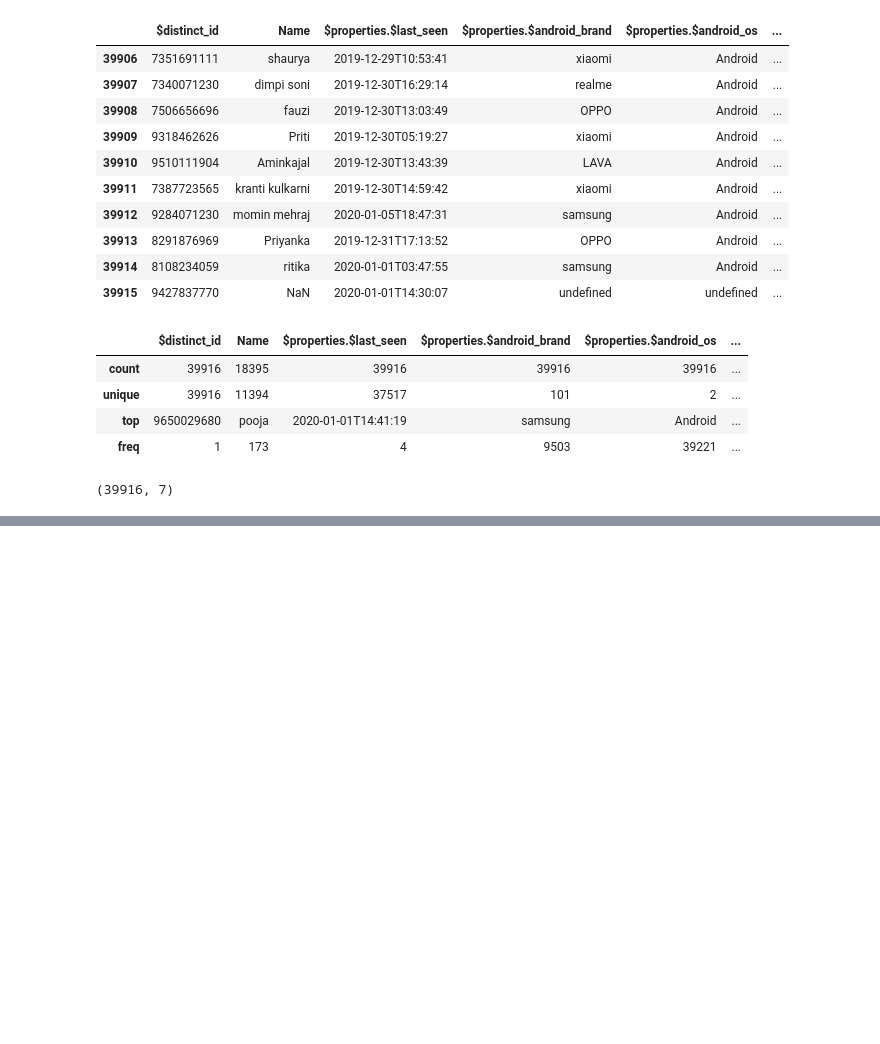
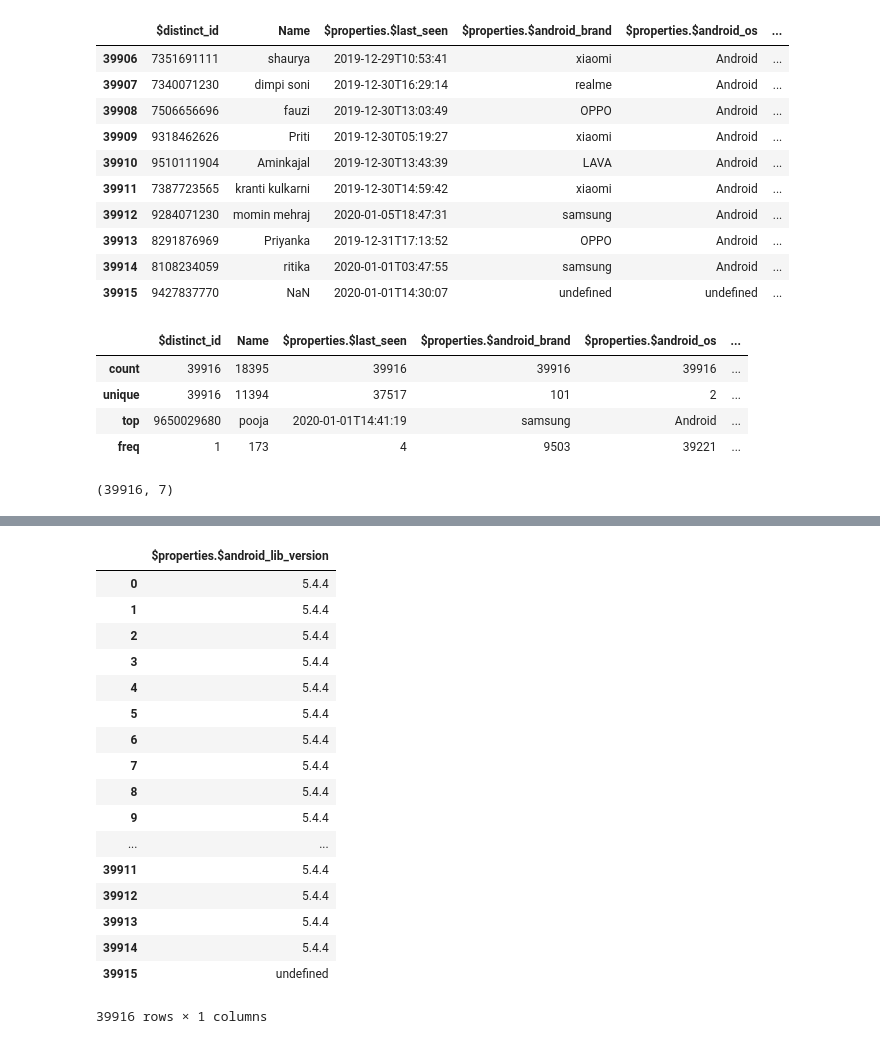
Before and after one commit to B4xAbhishek/octodata, a Jupyter notebook: octo version csv.ipynb, the cells around one changed output, grey strips where cells are left out. Cells and saved outputs as stored; diff of their text form; code cells hidden in the pictures; blank space fills up the shorter version.

```diff
--- a/octo version csv.ipynb
+++ b/octo version csv.ipynb
@@ -47,0 +109,21 @@ ValueError: labels ['properties.properties. last_seen'] not contained in axis
+# %%
+df.drop(df.columns[0], axis=1)
+# %% [output]
+|  | $properties.$android_lib_version |
+| 0 | 5.4.4 |
+| 1 | 5.4.4 |
+| 2 | 5.4.4 |
+| 3 | 5.4.4 |
+| 4 | 5.4.4 |
+| 5 | 5.4.4 |
+| 6 | 5.4.4 |
+| 7 | 5.4.4 |
+| 8 | 5.4.4 |
+| 9 | 5.4.4 |
+| ... | ... |
+| 39911 | 5.4.4 |
+| 39912 | 5.4.4 |
+| 39913 | 5.4.4 |
+| 39914 | 5.4.4 |
+| 39915 | undefined |
+39916 rows × 1 columns
```
Also changed, not shown: parts of 5 cells of this notebook.
